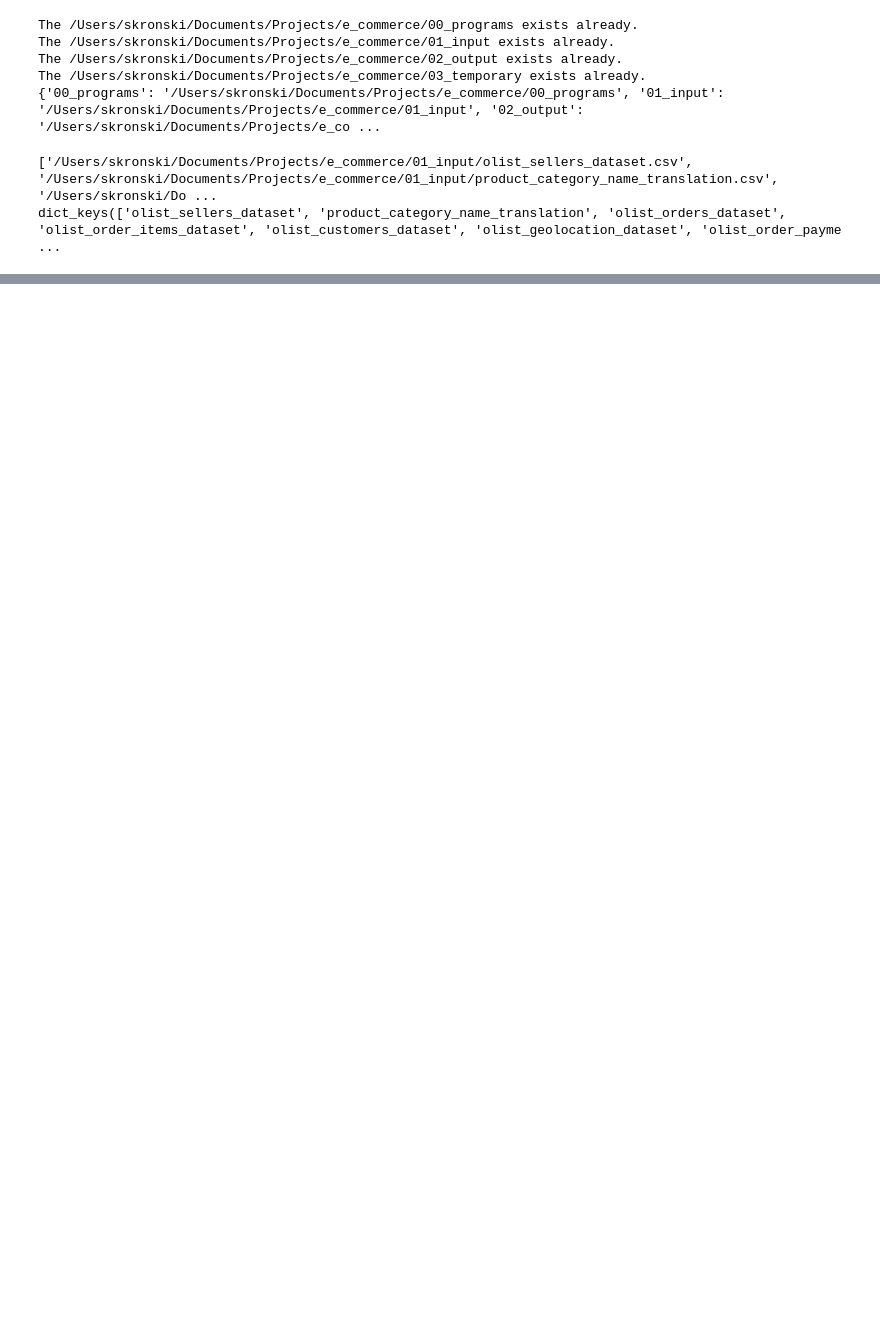
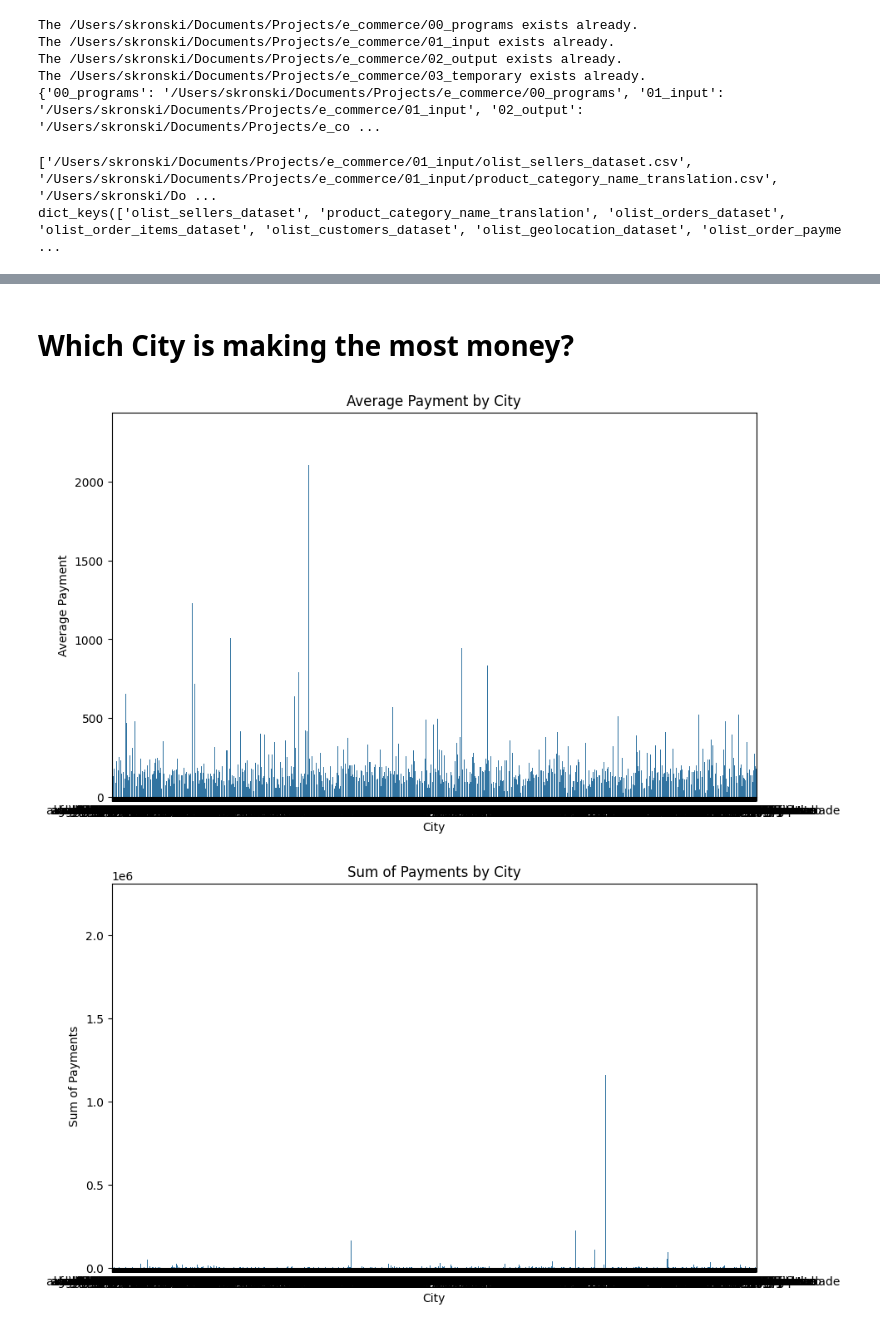
Before and after one commit to Skronski/e_commerce, a Jupyter notebook: 00_programs/data_overview_reading.ipynb, the cells around one changed output, grey strips where cells are left out. Saved outputs shown, nothing was run; the diff lists cells and outputs as text; code cells hidden in the pictures; blank space fills up the shorter version.

Commit message:
which city is making the most money?

```diff
--- a/00_programs/data_overview_reading.ipynb
+++ b/00_programs/data_overview_reading.ipynb
@@ -34,7 +37,8 @@ olist_sellers_dataset = files_dict["olist_sellers_dataset"]
 product_category_name_translation = files_dict["product_category_name_translation"]
 olist_orders_dataset = files_dict["olist_orders_dataset"]
 olist_order_items_dataset = files_dict["olist_order_items_dataset"]
-olist_customers_dataset = files_dict["olist_geolocation_dataset"]
+olist_customers_dataset = files_dict["olist_customers_dataset"]
 olist_order_payments_dataset = files_dict["olist_order_payments_dataset"]
 olist_order_reviews_dataset = files_dict["olist_order_reviews_dataset"]
 olist_products_dataset = files_dict["olist_products_dataset"]
+olist_geolocation_dataset = files_dict["olist_geolocation_dataset"]
@@ -59,0 +109,2 @@ olist_products_dataset
+# %% [markdown]
+# Which City is making the most money?
@@ -59,0 +117,67 @@ olist_products_dataset
+# %%
+olist_payments_city = olist_orders_payment.merge(
+    olist_customers_dataset.loc[
+        :, ["customer_id", "customer_city", "customer_zip_code_prefix"]
+    ],
+    on="customer_id",
+    how="left",
+)
+# %%
+df = olist_payments_city.groupby("customer_city", as_index=False).agg(
+    avg_payment=("payment_value", "mean"),
+    sum_payment=("payment_value", "sum"),
+    median_payment=("payment_value", "median"),
+    max_payment=("payment_value", "max"),
+    min_payment=("payment_value", "min"),
+)
+# %%
+# Visualizing average payment by city
+plt.figure(figsize=(10, 6))
+sns.barplot(x="customer_city", y="avg_payment", data=df)
+plt.title("Average Payment by City")
+plt.xlabel("City")
+plt.ylabel("Average Payment")
+plt.show()
+
+# Visualizing sum of payments by city
+plt.figure(figsize=(10, 6))
+sns.barplot(x="customer_city", y="sum_payment", data=df)
+plt.title("Sum of Payments by City")
+plt.xlabel("City")
+plt.ylabel("Sum of Payments")
+plt.show()
+
+# Visualizing median payment by city
+plt.figure(figsize=(10, 6))
+sns.barplot(x="customer_city", y="median_payment", data=df)
+plt.title("Median Payment by City")
+plt.xlabel("City")
+plt.ylabel("Median Payment")
+plt.show()
+
+# Visualizing range of payments (min, max) by city
+plt.figure(figsize=(10, 6))
+sns.barplot(
+    x="customer_city",
+    y="min_payment",
+    data=df,
+    color="blue",
+    alpha=0.5,
+    label="Min Payment",
+)
+sns.barplot(
+    x="customer_city",
+    y="max_payment",
+    data=df,
+    color="red",
+    alpha=0.5,
+    label="Max Payment",
+)
+plt.title("Range of Payments by City")
+plt.xlabel("City")
+plt.ylabel("Payment Amount")
+plt.legend()
+plt.show()
+# %% [output]
+[figure, added]
+[figure, added]
```
Also changed, not shown: parts of 11 cells of this notebook.
